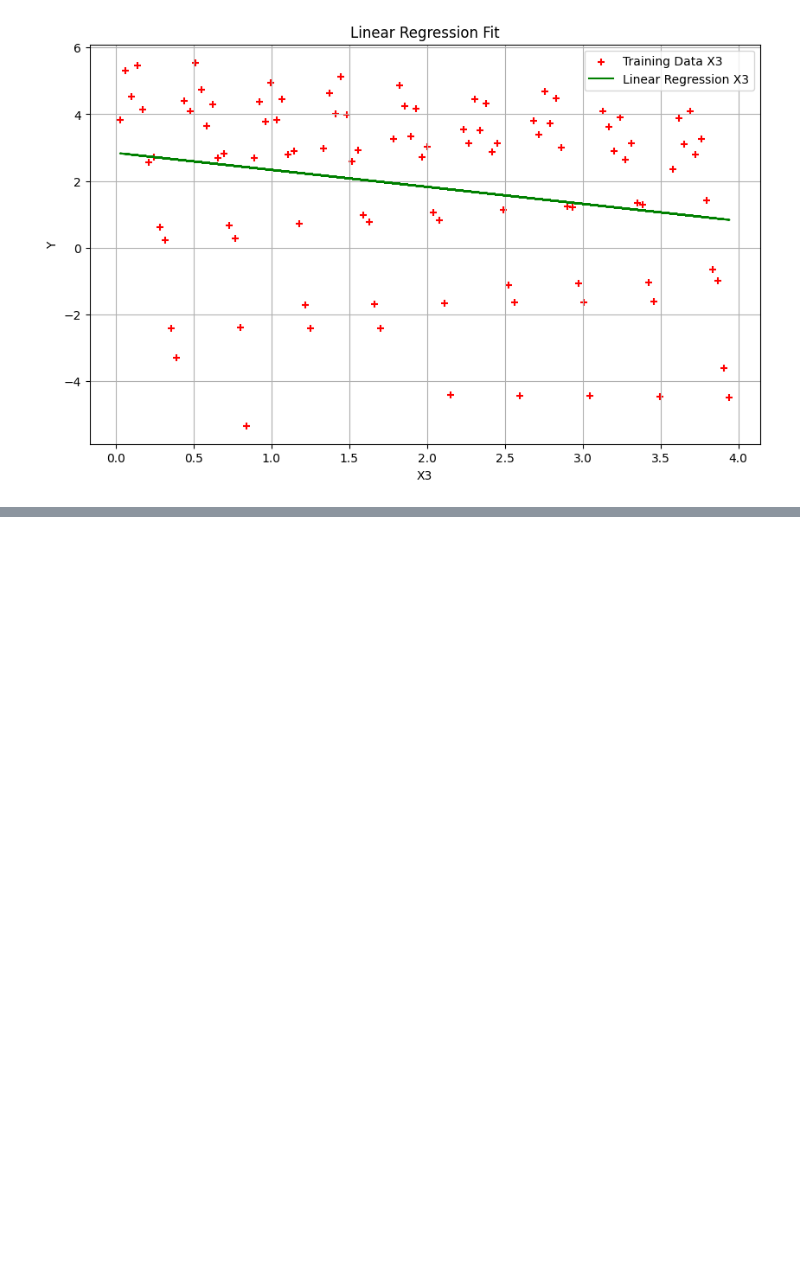
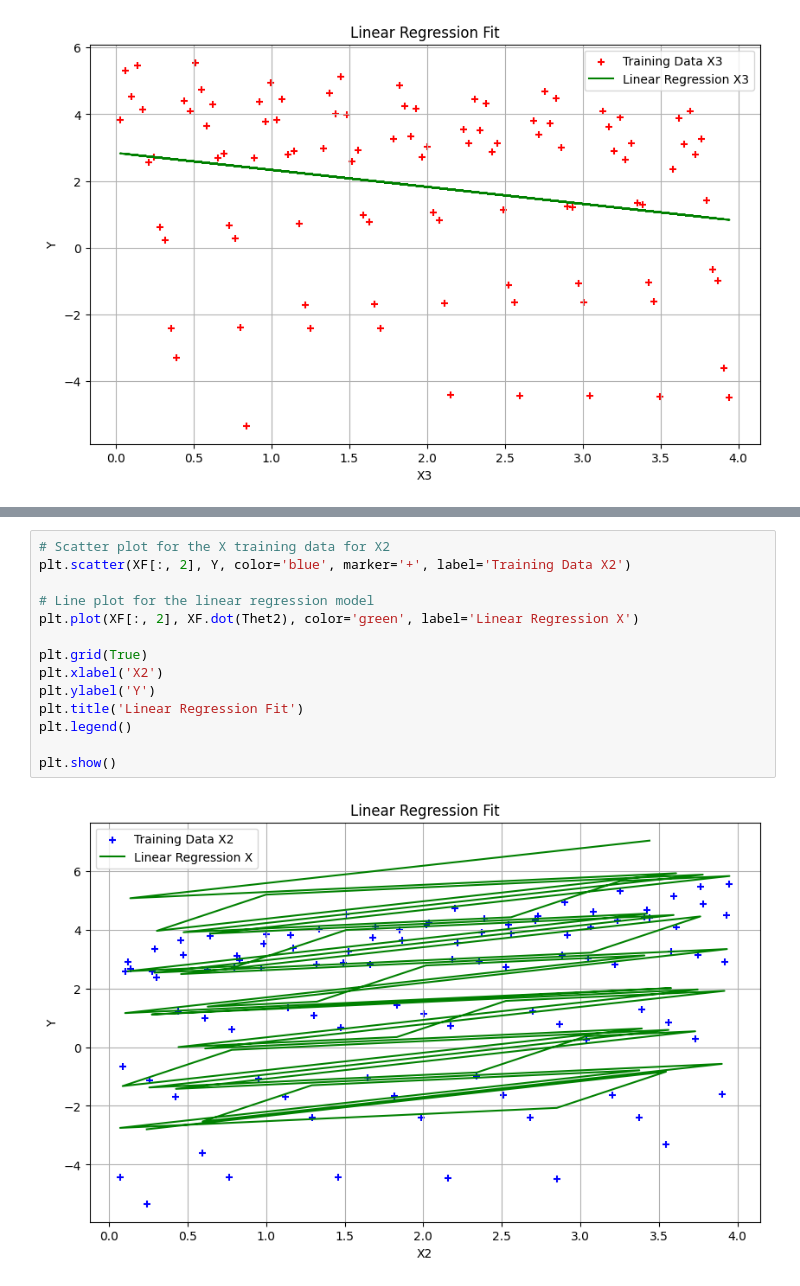
Before and after one commit to LukegCashman/Cashman_ECGR4105, a Jupyter notebook: LC_HW1.ipynb, the cells around one changed output, grey strips where cells are left out. Cells and saved outputs as stored; diff of their text form; blank space fills up the shorter version.

```diff
--- a/LC_HW1.ipynb
+++ b/LC_HW1.ipynb
@@ -216,0 +272,16 @@ plt.show()
+# %%
+# Scatter plot for the X training data for X2
+plt.scatter(XF[:, 2], Y, color='blue', marker='+', label='Training Data X2')
+
+# Line plot for the linear regression model
+plt.plot(XF[:, 2], XF.dot(Thet2), color='green', label='Linear Regression X')
+
+plt.grid(True)
+plt.xlabel('X2')
+plt.ylabel('Y')
+plt.title('Linear Regression Fit')
+plt.legend()
+
+plt.show()
+# %% [output]
+[figure, added]
```
Also changed, not shown: parts of 15 cells of this notebook.
